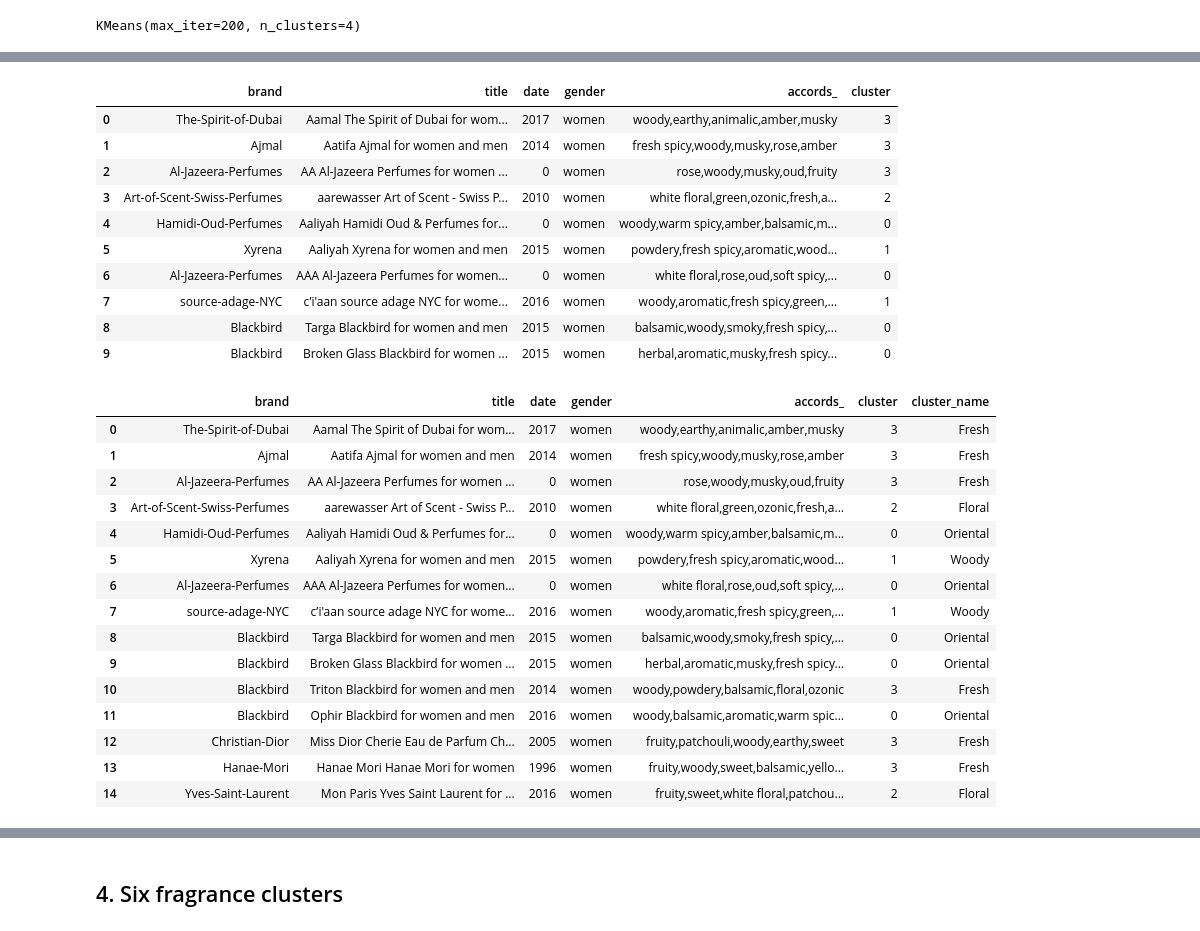
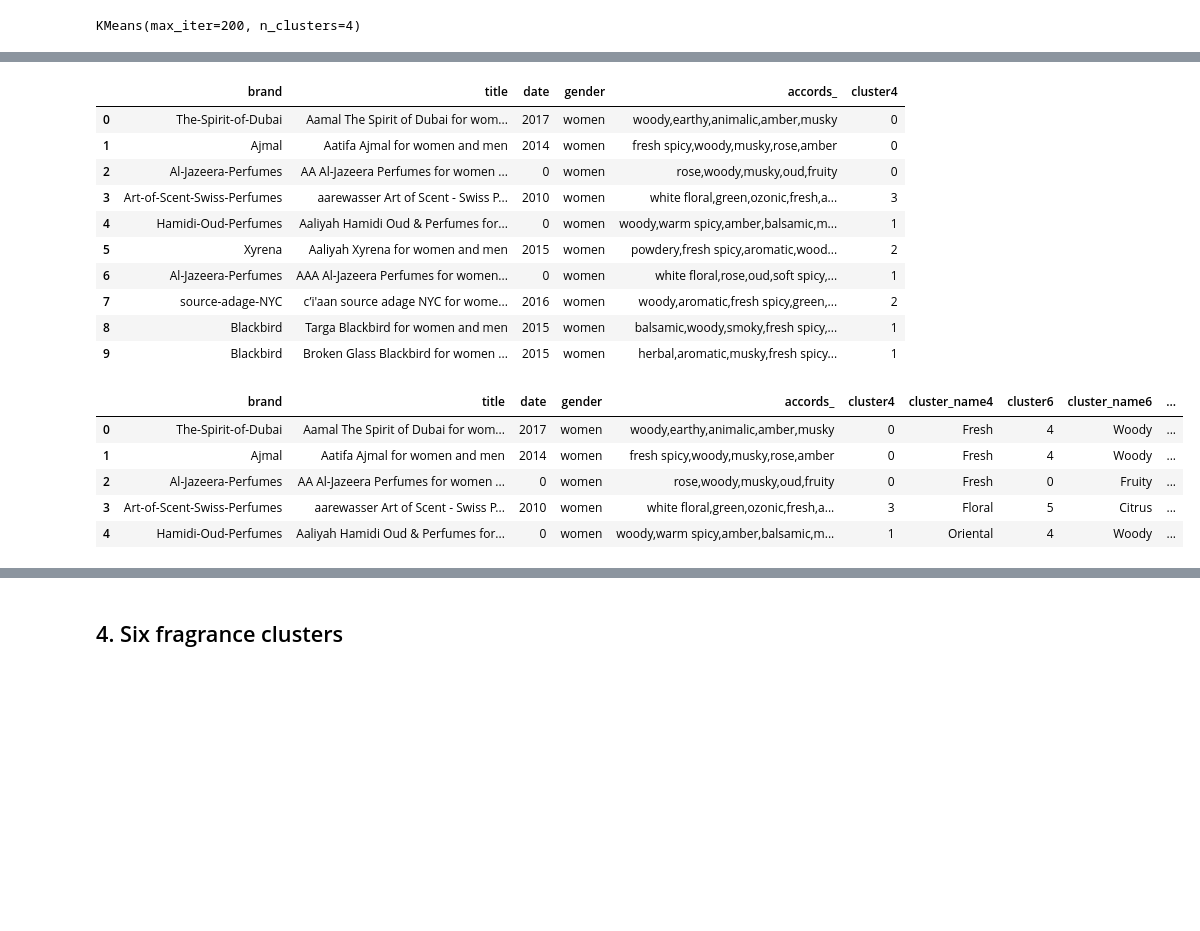
Before and after one commit to katarzynajanicka/fragrance-cluster-analysis, a Jupyter notebook: fragrances.ipynb, the cells around one changed output, grey strips where cells are left out. Saved outputs shown, nothing was run; the diff lists cells and outputs as text; code cells hidden in the pictures; blank space fills up the shorter version.

```diff
--- a/fragrances.ipynb
+++ b/fragrances.ipynb
@@ -261,0 +273,7 @@ visualizer.poof();
+# %%
+# silhouette analysis for optimal number of clusters
+model = KMeans(n_clusters=8, init='k-means++', n_init=10, max_iter=300, random_state=0)
+visualizer = SilhouetteVisualizer(model)
+
+visualizer.fit(X)
+visualizer.poof();
@@ -261,0 +282,6 @@ visualizer.poof();
+# %%
+# silhouette score for K means
+model = KMeans(n_clusters=i, init='k-means++', n_init=10, max_iter=300, random_state=0)
+visualizer = KElbowVisualizer(model, k=(2,20),metric='silhouette', timings= False)
+visualizer.fit(X)
+visualizer.poof();
@@ -269,7 +306,7 @@ Typically, fragrances are categorized into four main families:
 4. Fresh.
 # %%
 # cluster fragrances
-model = KMeans(n_clusters=4, init='k-means++', max_iter=200, n_init=10)
-model.fit(X)
+model4 = KMeans(n_clusters=4, init='k-means++', max_iter=200, n_init=10)
+model4.fit(X)
 # %% [output]
 KMeans(max_iter=200, n_clusters=4)
@@ -300,46 +337,36 @@ Cluster 3: fruity sweet floral woody citrus fresh rose tropical
 # %%
 # add a column with the cluster assignment
 result2=result.copy()
-result2['cluster'] = model.labels_
+result2['cluster4'] = model4.labels_
 result2.head(10)
 # %% [output]
-|  | brand | title | date | gender | accords_ | cluster |
-| 0 | The-Spirit-of-Dubai | Aamal The Spirit of Dubai for wom... | 2017 | women | woody,earthy,animalic,amber,musky | 3 |
-| 1 | Ajmal | Aatifa Ajmal for women and men | 2014 | women | fresh spicy,woody,musky,rose,amber | 3 |
-| 2 | Al-Jazeera-Perfumes | AA Al-Jazeera Perfumes for women ... | 0 | women | rose,woody,musky,oud,fruity | 3 |
-| 3 | Art-of-Scent-Swiss-Perfumes | aarewasser Art of Scent - Swiss P... | 2010 | women | white floral,green,ozonic,fresh,a... | 2 |
-| 4 | Hamidi-Oud-Perfumes | Aaliyah Hamidi Oud & Perfumes for... | 0 | women | woody,warm spicy,amber,balsamic,m... | 0 |
-| 5 | Xyrena | Aaliyah Xyrena for women and men | 2015 | women | powdery,fresh spicy,aromatic,wood... | 1 |
-| 6 | Al-Jazeera-Perfumes | AAA Al-Jazeera Perfumes for women... | 0 | women | white floral,rose,oud,soft spicy,... | 0 |
-| 7 | source-adage-NYC | c’i'aan source adage NYC for wome... | 2016 | women | woody,aromatic,fresh spicy,green,... | 1 |
-| 8 | Blackbird | Targa Blackbird for women and men | 2015 | women | balsamic,woody,smoky,fresh spicy,... | 0 |
-| 9 | Blackbird | Broken Glass Blackbird for women ... | 2015 | women | herbal,aromatic,musky,fresh spicy... | 0 |
+|  | brand | title | date | gender | accords_ | cluster4 |
+| 0 | The-Spirit-of-Dubai | Aamal The Spirit of Dubai for wom... | 2017 | women | woody,earthy,animalic,amber,musky | 0 |
+| 1 | Ajmal | Aatifa Ajmal for women and men | 2014 | women | fresh spicy,woody,musky,rose,amber | 0 |
+| 2 | Al-Jazeera-Perfumes | AA Al-Jazeera Perfumes for women ... | 0 | women | rose,woody,musky,oud,fruity | 0 |
+| 3 | Art-of-Scent-Swiss-Perfumes | aarewasser Art of Scent - Swiss P... | 2010 | women | white floral,green,ozonic,fresh,a... | 3 |
+| 4 | Hamidi-Oud-Perfumes | Aaliyah Hamidi Oud & Perfumes for... | 0 | women | woody,warm spicy,amber,balsamic,m... | 1 |
+| 5 | Xyrena | Aaliyah Xyrena for women and men | 2015 | women | powdery,fresh spicy,aromatic,wood... | 2 |
+| 6 | Al-Jazeera-Perfumes | AAA Al-Jazeera Perfumes for women... | 0 | women | white floral,rose,oud,soft spicy,... | 1 |
+| 7 | source-adage-NYC | c’i'aan source adage NYC for wome... | 2016 | women | woody,aromatic,fresh spicy,green,... | 2 |
+| 8 | Blackbird | Targa Blackbird for women and men | 2015 | women | balsamic,woody,smoky,fresh spicy,... | 1 |
+| 9 | Blackbird | Broken Glass Blackbird for women ... | 2015 | women | herbal,aromatic,musky,fresh spicy... | 1 |
 # %%
 # ordinal features mapping
-cluster_mapping = {
-    0: 'Oriental',
-    1: 'Woody',
-    2: 'Floral',
-    3: 'Fresh'}
+cluster_mapping4 = {
+    0: 'Fresh',
+    1: 'Oriental',
+    2: 'Woody',
+    3: 'Floral'}
 
-result2['cluster_name'] = result2['cluster'].map(cluster_mapping)
-result2.head(15)
+result2['cluster_name4'] = result2['cluster4'].map(cluster_mapping4)
+result2.head()
 # %% [output]
-|  | brand | title | date | gender | accords_ | cluster | cluster_name |
-| 0 | The-Spirit-of-Dubai | Aamal The Spirit of Dubai for wom... | 2017 | women | woody,earthy,animalic,amber,musky | 3 | Fresh |
-| 1 | Ajmal | Aatifa Ajmal for women and men | 2014 | women | fresh spicy,woody,musky,rose,amber | 3 | Fresh |
-| 2 | Al-Jazeera-Perfumes | AA Al-Jazeera Perfumes for women ... | 0 | women | rose,woody,musky,oud,fruity | 3 | Fresh |
-| 3 | Art-of-Scent-Swiss-Perfumes | aarewasser Art of Scent - Swiss P... | 2010 | women | white floral,green,ozonic,fresh,a... | 2 | Floral |
-| 4 | Hamidi-Oud-Perfumes | Aaliyah Hamidi Oud & Perfumes for... | 0 | women | woody,warm spicy,amber,balsamic,m... | 0 | Oriental |
-| 5 | Xyrena | Aaliyah Xyrena for women and men | 2015 | women | powdery,fresh spicy,aromatic,wood... | 1 | Woody |
-| 6 | Al-Jazeera-Perfumes | AAA Al-Jazeera Perfumes for women... | 0 | women | white floral,rose,oud,soft spicy,... | 0 | Oriental |
-| 7 | source-adage-NYC | c’i'aan source adage NYC for wome... | 2016 | women | woody,aromatic,fresh spicy,green,... | 1 | Woody |
-| 8 | Blackbird | Targa Blackbird for women and men | 2015 | women | balsamic,woody,smoky,fresh spicy,... | 0 | Oriental |
-| 9 | Blackbird | Broken Glass Blackbird for women ... | 2015 | women | herbal,aromatic,musky,fresh spicy... | 0 | Oriental |
-| 10 | Blackbird | Triton Blackbird for women and men | 2014 | women | woody,powdery,balsamic,floral,ozonic | 3 | Fresh |
-| 11 | Blackbird | Ophir Blackbird for women and men | 2016 | women | woody,balsamic,aromatic,warm spic... | 0 | Oriental |
-| 12 | Christian-Dior | Miss Dior Cherie Eau de Parfum Ch... | 2005 | women | fruity,patchouli,woody,earthy,sweet | 3 | Fresh |
-| 13 | Hanae-Mori | Hanae Mori Hanae Mori for women | 1996 | women | fruity,woody,sweet,balsamic,yello... | 3 | Fresh |
-| 14 | Yves-Saint-Laurent | Mon Paris Yves Saint Laurent for ... | 2016 | women | fruity,sweet,white floral,patchou... | 2 | Floral |
+|  | brand | title | date | gender | accords_ | cluster4 | cluster_name4 | cluster6 | cluster_name6 | ... |
+| 0 | The-Spirit-of-Dubai | Aamal The Spirit of Dubai for wom... | 2017 | women | woody,earthy,animalic,amber,musky | 0 | Fresh | 4 | Woody | ... |
+| 1 | Ajmal | Aatifa Ajmal for women and men | 2014 | women | fresh spicy,woody,musky,rose,amber | 0 | Fresh | 4 | Woody | ... |
+| 2 | Al-Jazeera-Perfumes | AA Al-Jazeera Perfumes for women ... | 0 | women | rose,woody,musky,oud,fruity | 0 | Fresh | 0 | Fruity | ... |
+| 3 | Art-of-Scent-Swiss-Perfumes | aarewasser Art of Scent - Swiss P... | 2010 | women | white floral,green,ozonic,fresh,a... | 3 | Floral | 5 | Citrus | ... |
+| 4 | Hamidi-Oud-Perfumes | Aaliyah Hamidi Oud & Perfumes for... | 0 | women | woody,warm spicy,amber,balsamic,m... | 1 | Oriental | 4 | Woody | ... |
 # %%
 # cluster count
```
Also changed, not shown: parts of 55 cells of this notebook.
